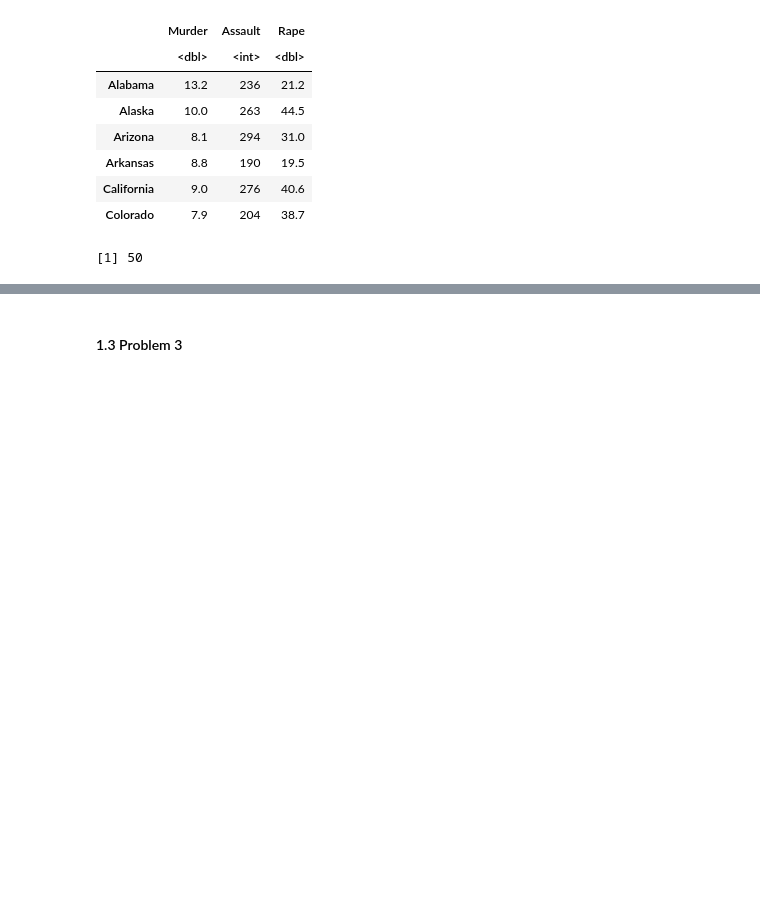
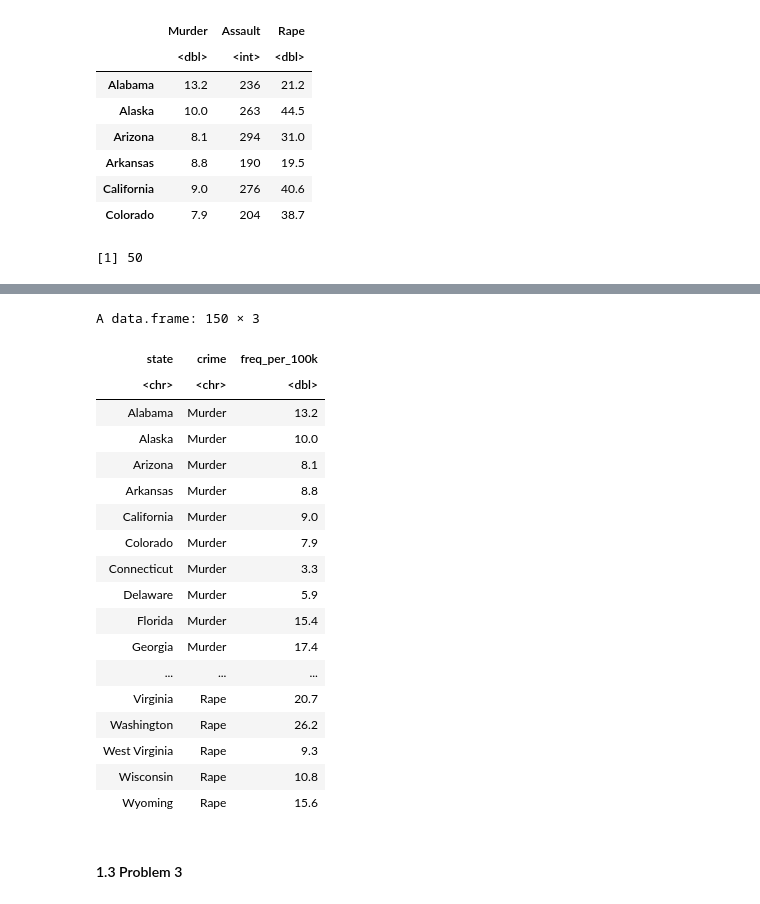
Before and after one commit to emmaalber/alber_DSP_S21, a Jupyter notebook: Homework2-Emma-FINAL.ipynb, the cells around one changed output, grey strips where cells are left out. Drawn from its saved outputs; the diff is of its cells as text; code cells hidden in the pictures; blank space fills up the shorter version.

```diff
--- a/Homework2-Emma-FINAL.ipynb
+++ b/Homework2-Emma-FINAL.ipynb
@@ -163,3 +141,28 @@ A data.frame: 150 × 2
+# %%
+newarrests <- newarrests %>%
+    gather(key=crime, value="freq_per_100k", Murder:Rape) #turn into long format by stacking the crimes
+
+newarrests
+# %% [output]
+A data.frame: 150 × 3
+| state | crime | freq_per_100k |
+| <chr> | <chr> | <dbl> |
+| Alabama | Murder | 13.2 |
+| Alaska | Murder | 10.0 |
+| Arizona | Murder | 8.1 |
+| Arkansas | Murder | 8.8 |
+| California | Murder | 9.0 |
+| Colorado | Murder | 7.9 |
+| Connecticut | Murder | 3.3 |
+| Delaware | Murder | 5.9 |
+| Florida | Murder | 15.4 |
+| Georgia | Murder | 17.4 |
+| ... | ... | ... |
+| Virginia | Rape | 20.7 |
+| Washington | Rape | 26.2 |
+| West Virginia | Rape | 9.3 |
+| Wisconsin | Rape | 10.8 |
+| Wyoming | Rape | 15.6 |
 # %% [markdown]
 #### 1.3 Problem 3
 # %% [markdown]
```
Also changed, not shown: parts of 2 cells of this notebook.
